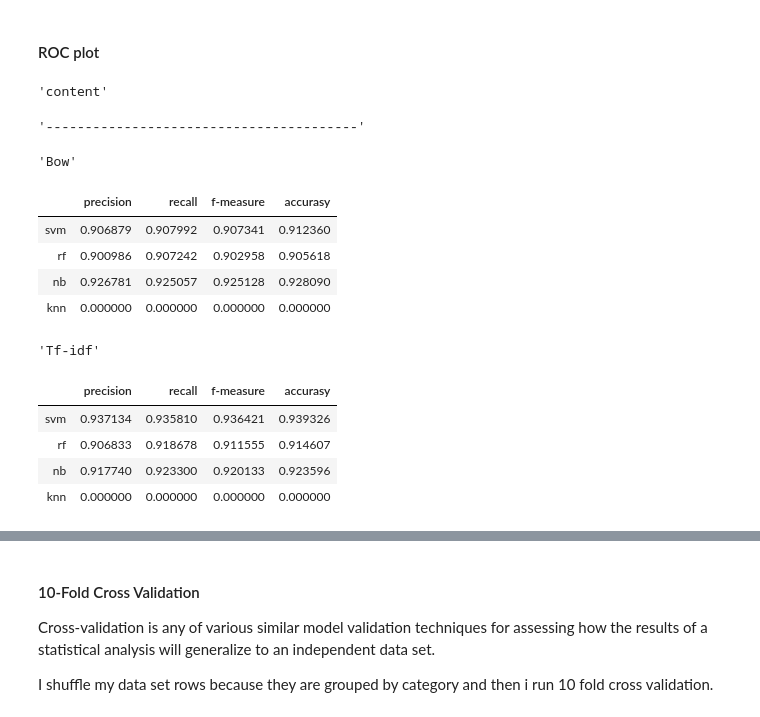
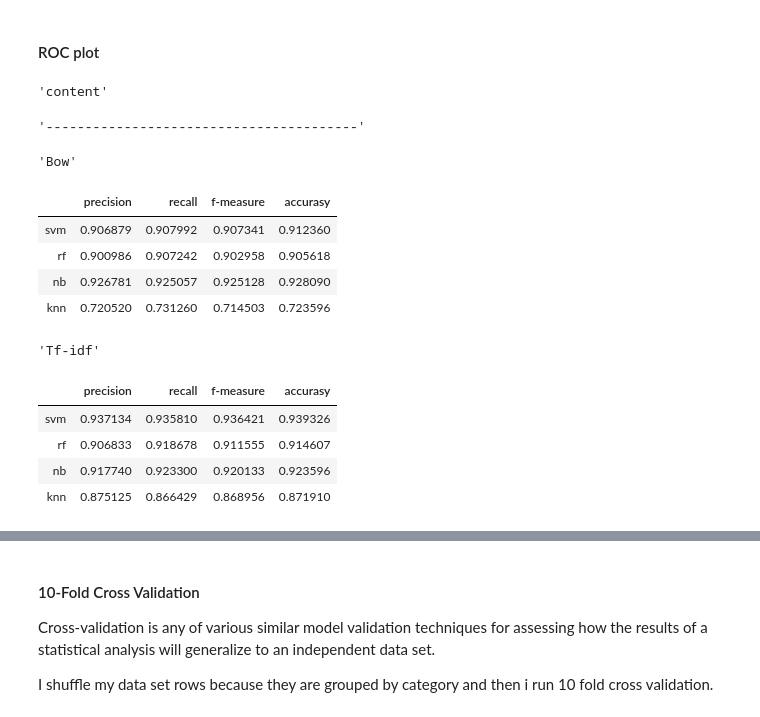
Before and after one commit to alexiszamanidis/news_articles_text_mining, a Jupyter notebook: news.ipynb, the cells around one changed output, grey strips where cells are left out. Drawn from its saved outputs; the diff is of its cells as text; code cells hidden in the pictures.

```diff
--- a/news.ipynb
+++ b/news.ipynb
@@ -577,7 +577,7 @@ def run_model(model_name,report,best_params,train_X,train_Y,test_X,test_Y,plot_r
     report.loc[model_name,"f-measure"] += f1_score(prediction, test_Y,average='macro')
     report.loc[model_name,"accurasy"] += accuracy_score(prediction, test_Y)
     # PLOT ROC CURVES
-    if plot_roc_curves is True:
+    if ((plot_roc_curves is True) and (model_name is not "knn")):
         roc_plot(model_name,model,train_X,train_Y,test_X,test_Y,mode)
 
 # execute_models: EXECUTES ALL THE MODELS AND SHOWS THE ACCURACY OF EACH ONE
@@ -601,7 +601,7 @@ def execute_models(train_X,train_Y,test_X,test_Y,mode,report,plot_roc_curves):
     # RUN NB MODEL
     run_model("nb",report,best_params,train_X,train_Y,test_X,test_Y,plot_roc_curves,mode)
     # RUN KNN MODEL
-    #run_model("knn",report,None,train_X,train_Y,test_X,test_Y,plot_roc_curves,mode)
+    run_model("knn",report,None,train_X,train_Y,test_X,test_Y,plot_roc_curves,mode)
 
 # classification: RUNS ALL THE CLASSIFICATION ALGORITHMS FOR BOW AND TF-IDF
 def classification(train_set,test_set,column,bow_report,tf_idf_report,plot_roc_curves=False):
@@ -629,37 +629,37 @@ def display_report(bow_report,tf_idf_report,title,save_report=False):
 
     display("Bow")
     display(bow_report)
     if save_report is True:
         fig = plt.figure(facecolor="w",edgecolor="k")
         sns.heatmap(bow_report,annot=True,cmap="viridis",cbar=False)
         plt.savefig(f"./report/bow_statistics.png")
 
     display("Tf-idf")
     display(tf_idf_report)
     if save_report is True:
         fig = plt.figure(facecolor="w",edgecolor="k")
         sns.heatmap(bow_report,annot=True,cmap="viridis",cbar=False)
         plt.savefig(f"./report/tf_idf_statistics.png")
 
 report_flag = True
 if report_flag is True:
     create_directory("./report")
 
 bow_report,tf_idf_report = initialize_report()
 classification(train_set,test_set,"content",bow_report,tf_idf_report)
 display_report(bow_report,tf_idf_report,"content")
 # %% [output]
 'content'
 '----------------------------------------'
 'Bow'
 |  | precision | recall | f-measure | accurasy |
 | svm | 0.906879 | 0.907992 | 0.907341 | 0.912360 |
 | rf | 0.900986 | 0.907242 | 0.902958 | 0.905618 |
 | nb | 0.926781 | 0.925057 | 0.925128 | 0.928090 |
-| knn | 0.000000 | 0.000000 | 0.000000 | 0.000000 |
+| knn | 0.720520 | 0.731260 | 0.714503 | 0.723596 |
 'Tf-idf'
 |  | precision | recall | f-measure | accurasy |
 | svm | 0.937134 | 0.935810 | 0.936421 | 0.939326 |
 | rf | 0.906833 | 0.918678 | 0.911555 | 0.914607 |
 | nb | 0.917740 | 0.923300 | 0.920133 | 0.923596 |
-| knn | 0.000000 | 0.000000 | 0.000000 | 0.000000 |
+| knn | 0.875125 | 0.866429 | 0.868956 | 0.871910 |
```
Also changed, not shown: parts of 6 cells of this notebook, 8 other files.
